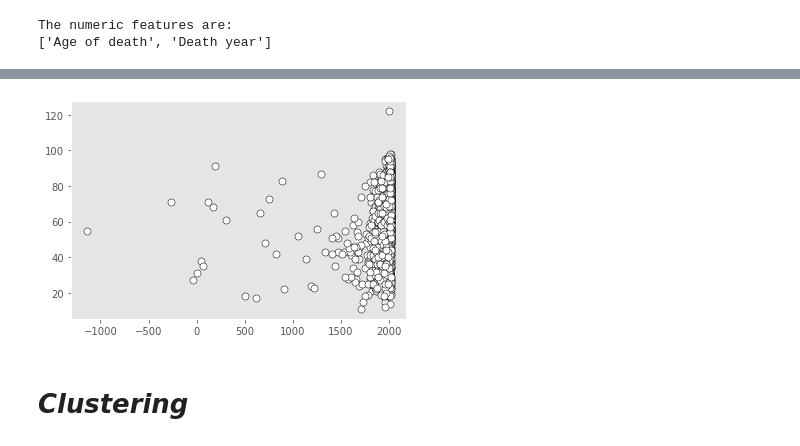
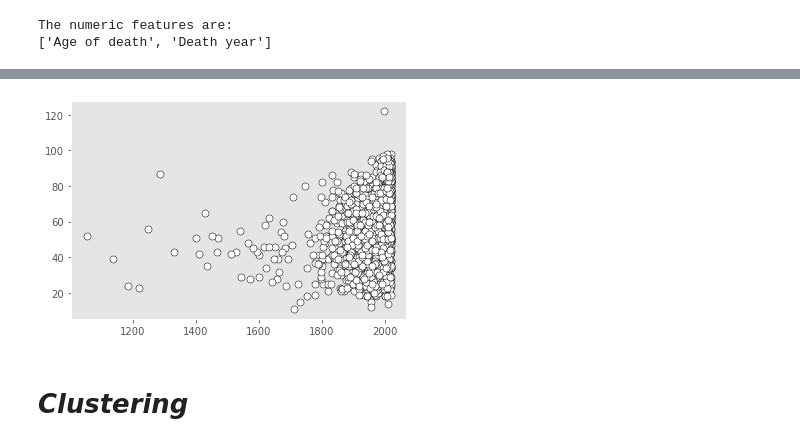
Before and after one commit to annysim/simonitto-vipAge-progetto, a Jupyter notebook: src&data/Copia_di_VipAge_AnnamariaSimonitto.ipynb, the cells around one changed output, grey strips where cells are left out. Saved outputs shown, nothing was run; the diff lists cells and outputs as text; code cells hidden in the pictures.

```diff
--- a/src&data/Copia_di_VipAge_AnnamariaSimonitto.ipynb
+++ b/src&data/Copia_di_VipAge_AnnamariaSimonitto.ipynb
@@ -272,20 +285,20 @@ df1['Occupation'] = df1['Occupation'].replace(['Author; public figure; pedagogue
 
 df1['Occupation'] = df1['Occupation'].replace(['Lawyer', 'Banker; statistician','Judge','Functionary', 'Trade unionist', 'Banker; rancher',
                                                'Jurist', 'Banker', 'Civil servant; banker; financier','Civil servant', 'Barrister','Police officer; trade unionist',
-                                               'Police officer'],'Legal')
+                                               'Police officer','Religious figure', 'Nun; social worker', 'Nun; christians jehovah’s witnesses', 'Presbyter',
+                                               'Pastor', 'Nun', 'Deacon', 'Imam; preacher; docent; electronics technician','General practioner', 'Nurse', 'Nutritionist', 'Nurse; spy', 'Dermatologist','Neuropsychologist',
+                                               'Neurologist; neuropathologist; oncologist', 'Psychotherapist', 'Pathologist',
+                                               'Psychiatrist; child psychiatrist', 'Psychologist; psychotherapist', 'Psychologist',
+                                               'Pedagogue; psychoanalyst'],'Legal-Medical-Church')
 
 df1['Occupation'] = df1['Occupation'].replace(['Serial killer', 'Midwife; serial killer', 'Serial killer; spree killer; criminal',
                                                'Criminal', 'Serial killer; truck driver', 'Serial killer; criminal',
                                                'Nurse; serial killer', 'Serial killer; manual worker', 'Psychologist; serial killer', 'Felony; serial killer',
                                                'Drug trafficker; prostitute'],'Criminal')
 
-df1['Occupation'] = df1['Occupation'].replace(['Religious figure', 'Nun; social worker', 'Nun; christians jehovah’s witnesses', 'Presbyter',
-                                               'Pastor', 'Nun', 'Deacon', 'Imam; preacher; docent; electronics technician'],'Church')
+#df1['Occupation'] = df1['Occupation'].replace([],'Church')
 
-df1['Occupation'] = df1['Occupation'].replace(['General practioner', 'Nurse', 'Nutritionist', 'Nurse; spy', 'Dermatologist','Neuropsychologist',
-                                               'Neurologist; neuropathologist; oncologist', 'Psychotherapist', 'Pathologist',
-                                               'Psychiatrist; child psychiatrist', 'Psychologist; psychotherapist', 'Psychologist',
-                                               'Pedagogue; psychoanalyst'],'Medical')
+#df1['Occupation'] = df1['Occupation'].replace(['],'Medical')
 
 df1['Occupation'] = df1['Occupation'].replace(['Military personnel', 'Sailor', 'Airman', 'Flying ace', 'Official', 'Corvette captain'],'Military')
 
@@ -334,6 +347,7 @@ df1['Manner of death'] = df1['Manner of death'].replace(['homicide','death in ba
                                               'shooting'],'Homicide')
 
 df1['Manner of death'] = df1['Manner of death'].replace(['suicide','assisted suicide','suicide; accident'],'Suicide')
+df1['Manner of death'] = df1['Manner of death'].replace(['deportation', 'The Holocaust'],'Holocaust')
 # %%
 # For each column show the frequencies of each distinct value after grouping
 df1["Manner of death"].unique()
@@ -363,3 +377,5 @@ df1
 | 411792 | Male | North America | Political | 1929.0 | Natural causes | 79.0 |
 | 630167 | Male | North America | Athlete | 1990.0 | Natural causes | 40.0 |
 2386 rows × 6 columns
+# %%
+df1['Death year'] = df1['Death year'].astype(int)
@@ -365,0 +402,3 @@ df1
+# %%
+indexrow = df1[df1['Death year'] <= 1000].index
+df1.drop(indexrow, inplace = True)
@@ -535,14 +594,14 @@ df_p
 # %%
-focus = [28,29]
+focus = [24,25]
 plt.scatter(df1_p[:,focus[0]], df1_p[:,focus[1]]
             , c='white'          # color filling the data markers
             , edgecolors='black' # edge color for data markers
             , marker='o'         # data marker shape, e.g. triangles (v<>^), square (s), star (*), ...
             , s=50)              # data marker size
 plt.grid()  # plots a grid on the data
 plt.show()
 # %% [output]
-[figure, old version]
+[figure, new version]
 # %% [markdown]
 # ***Clustering***
 # %% [markdown]
```
Also changed, not shown: parts of 37 cells of this notebook.
